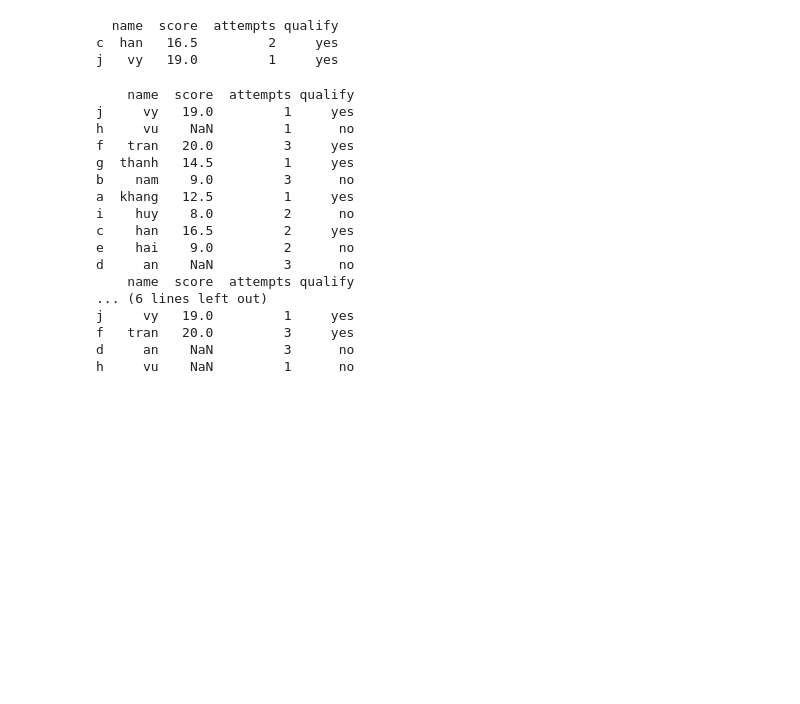
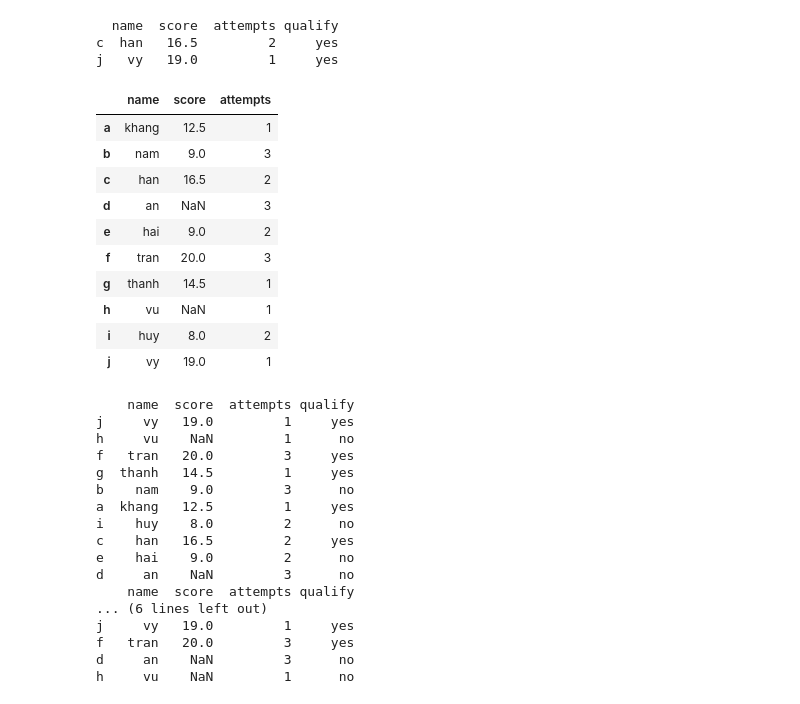
Before and after one commit to giakhangle/phantichdulieu, a Jupyter notebook: ontapgk.ipynb, the cells around one changed output. Cells and saved outputs as stored; diff of their text form; code cells hidden in the pictures; blank space fills up the shorter version.

```diff
--- a/ontapgk.ipynb
+++ b/ontapgk.ipynb
@@ -114,7 +115,20 @@ c  han   16.5         2     yes
 j   vy   19.0         1     yes
 # %%
 #e) xóa cột
-#del crimes_dataframe[""]
+del schools_df["qualify"]
+schools_df
+# %% [output]
+|  | name | score | attempts |
+| a | khang | 12.5 | 1 |
+| b | nam | 9.0 | 3 |
+| c | han | 16.5 | 2 |
+| d | an | NaN | 3 |
+| e | hai | 9.0 | 2 |
+| f | tran | 20.0 | 3 |
+| g | thanh | 14.5 | 1 |
+| h | vu | NaN | 1 |
+| i | huy | 8.0 | 2 |
+| j | vy | 19.0 | 1 |
 # %%
 #f) sắp xếp
 print(schools_df.sort_values(by='name', ascending=False))
```
Also changed, not shown: parts of 4 cells of this notebook.
